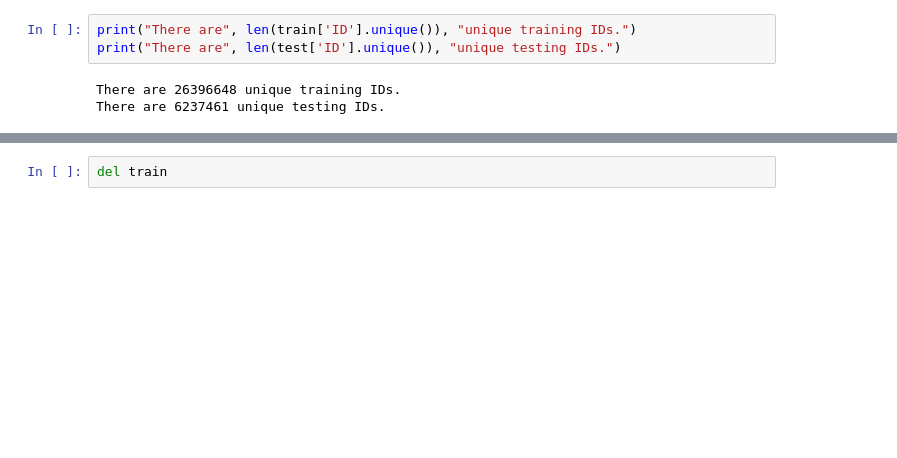
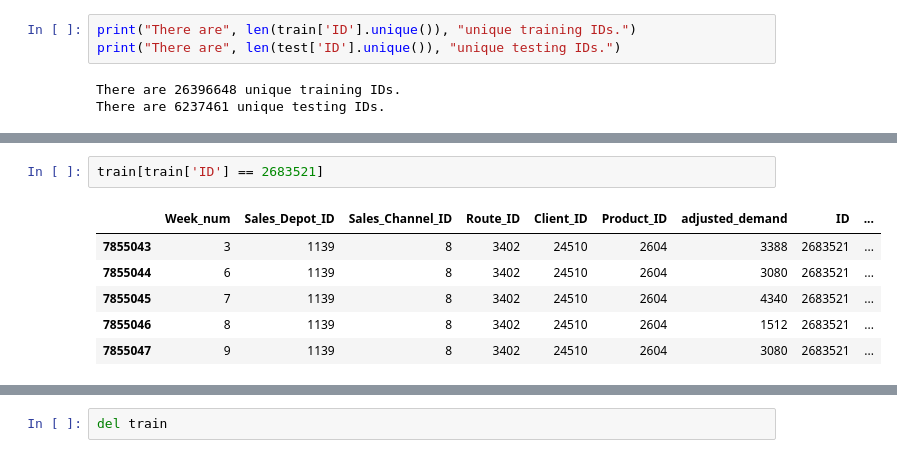
Before and after one commit to ElliotBlackstone/EWinter25_Product_Inventory, a Jupyter notebook: xgboost_EB.ipynb, the cells around one changed output, grey strips where cells are left out. Cells and saved outputs as stored; diff of their text form; blank space fills up the shorter version.

```diff
--- a/xgboost_EB.ipynb
+++ b/xgboost_EB.ipynb
@@ -119,0 +192,9 @@ There are 6237461 unique testing IDs.
+# %%
+train[train['ID'] == 2683521]
+# %% [output]
+|  | Week_num | Sales_Depot_ID | Sales_Channel_ID | Route_ID | Client_ID | Product_ID | adjusted_demand | ID | ... |
+| 7855043 | 3 | 1139 | 8 | 3402 | 24510 | 2604 | 3388 | 2683521 | ... |
+| 7855044 | 6 | 1139 | 8 | 3402 | 24510 | 2604 | 3080 | 2683521 | ... |
+| 7855045 | 7 | 1139 | 8 | 3402 | 24510 | 2604 | 4340 | 2683521 | ... |
+| 7855046 | 8 | 1139 | 8 | 3402 | 24510 | 2604 | 1512 | 2683521 | ... |
+| 7855047 | 9 | 1139 | 8 | 3402 | 24510 | 2604 | 3080 | 2683521 | ... |
```
Also changed, not shown: parts of 30 cells of this notebook, 1 other file.
